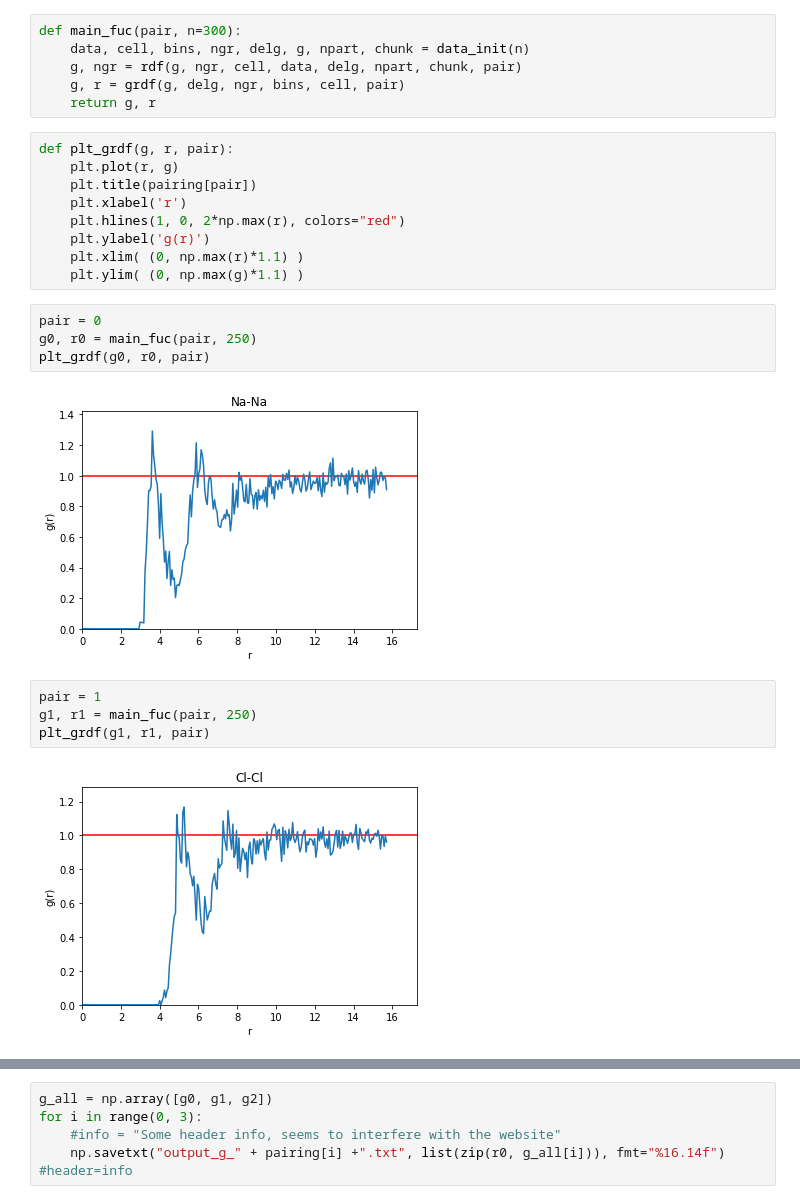
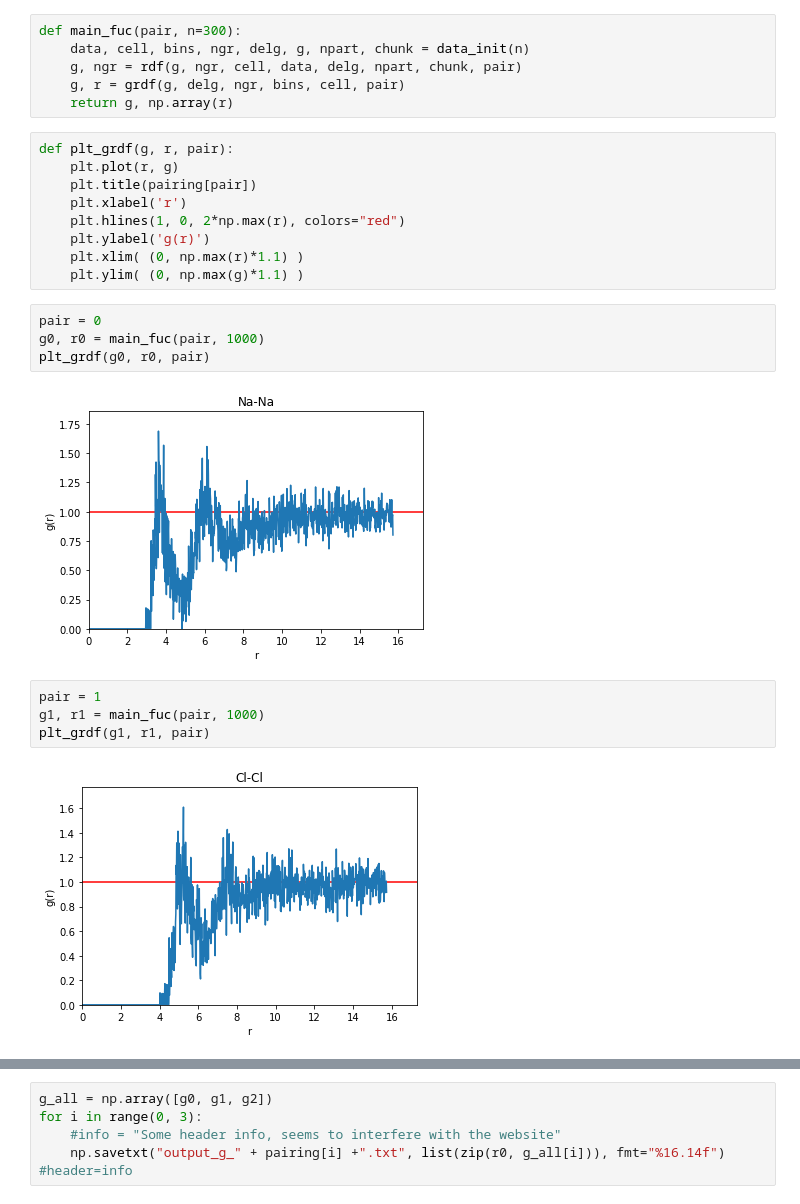
Before and after one commit to iasonq/lab-comphys-statmech-2, a Jupyter notebook: 0a_Code/rdf.ipynb, the cells around one changed output, grey strips where cells are left out. Saved outputs shown, nothing was run; the diff lists cells and outputs as text.

```diff
--- a/0a_Code/rdf.ipynb
+++ b/0a_Code/rdf.ipynb
@@ -107,7 +109,7 @@ def main_fuc(pair, n=300):
     data, cell, bins, ngr, delg, g, npart, chunk = data_init(n)
     g, ngr = rdf(g, ngr, cell, data, delg, npart, chunk, pair)
     g, r = grdf(g, delg, ngr, bins, cell, pair)
-    return g, r
+    return g, np.array(r)
 # %%
 def plt_grdf(g, r, pair):
     plt.plot(r, g)
@@ -119,15 +121,15 @@ def plt_grdf(g, r, pair):
     plt.ylim( (0, np.max(g)*1.1) )
 # %%
 pair = 0
-g0, r0 = main_fuc(pair, 250)
+g0, r0 = main_fuc(pair, 1000)
 plt_grdf(g0, r0, pair)
 # %% [output]
-[figure, old version]
+[figure, new version]
 # %%
 pair = 1
-g1, r1 = main_fuc(pair, 250)
+g1, r1 = main_fuc(pair, 1000)
 plt_grdf(g1, r1, pair)
 # %% [output]
-[figure, old version]
+[figure, new version]
 # %%
 pair = 2
```
Also changed, not shown: parts of 19 cells of this notebook, 22 other files.
